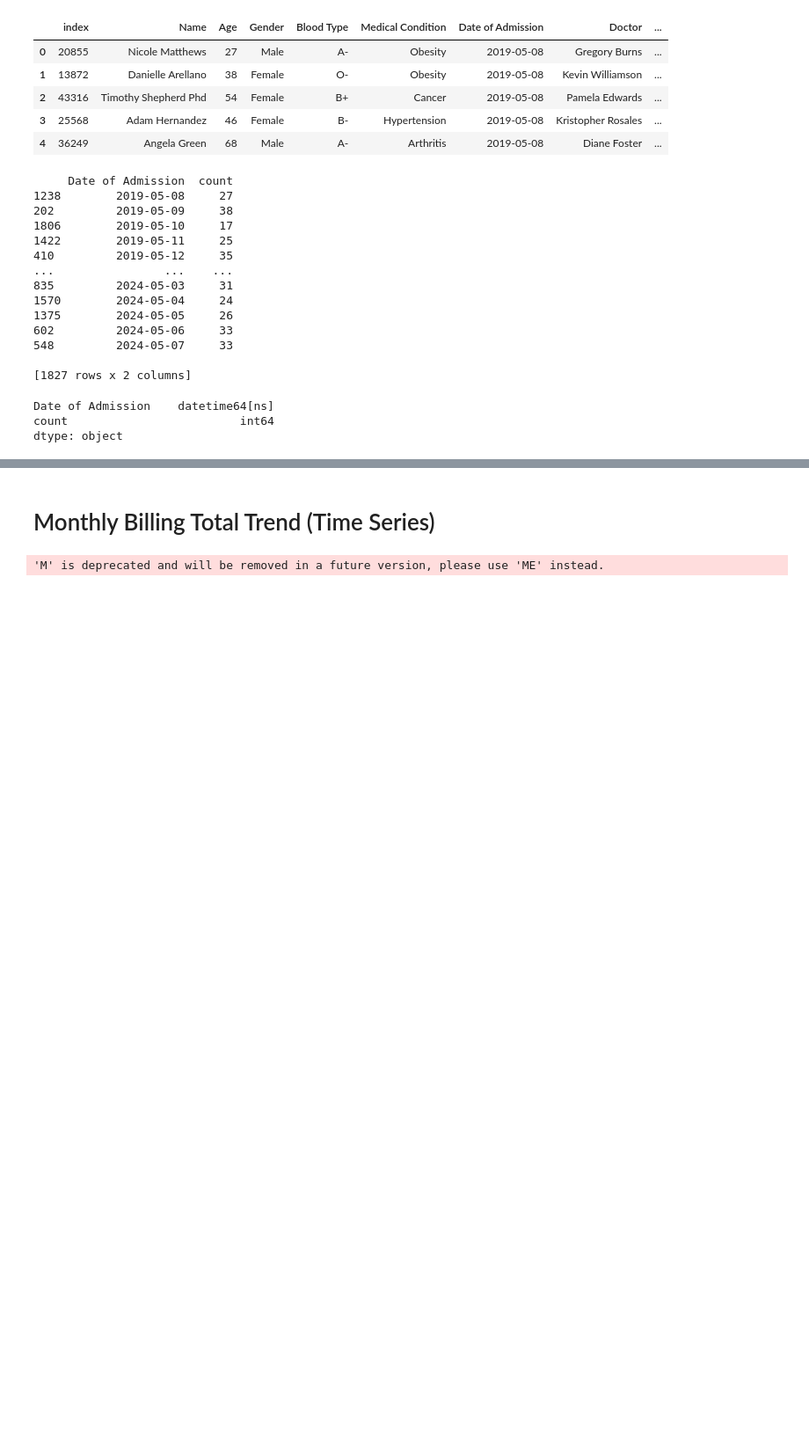
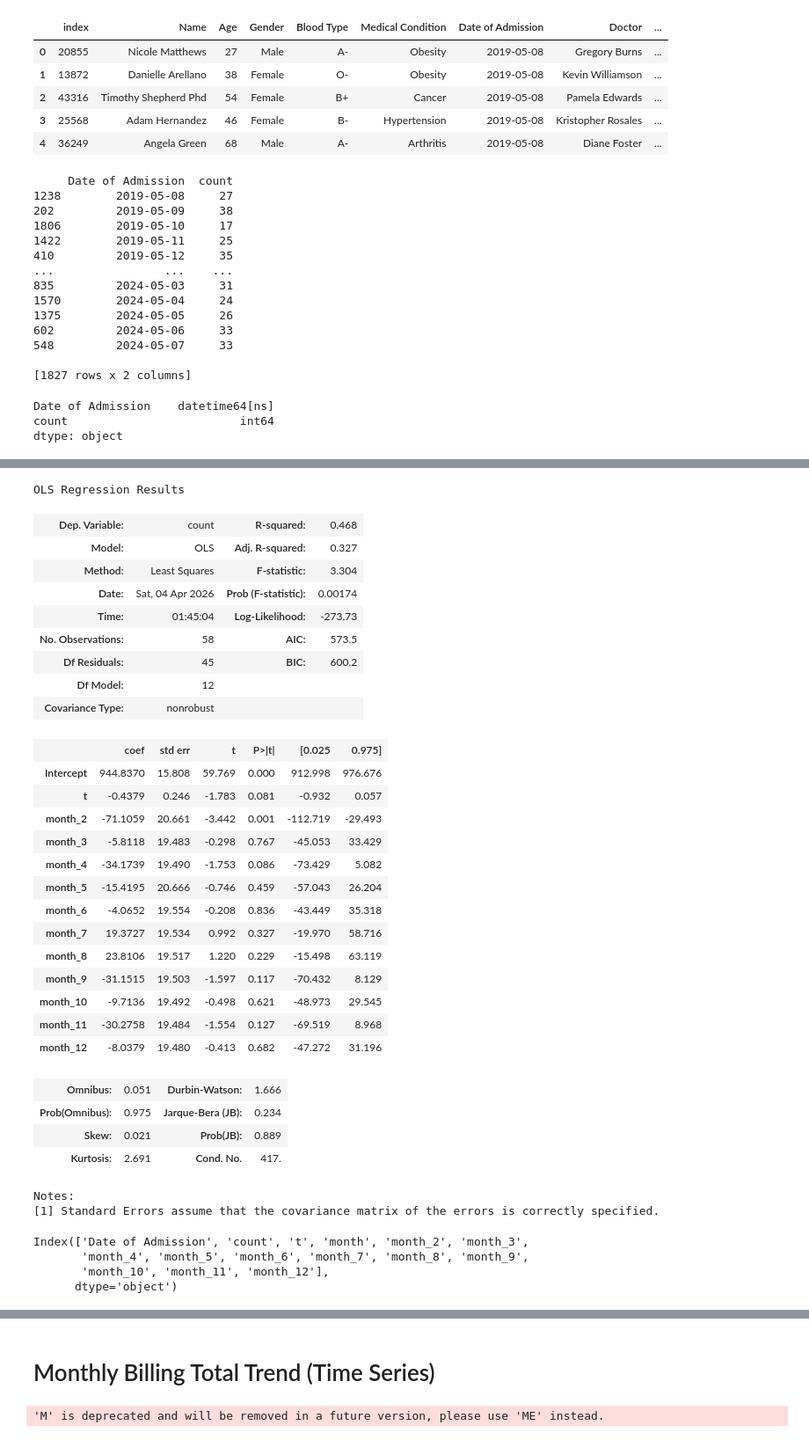
Before and after one commit to dreamperfect/python, a Jupyter notebook: health-care-data-set-analysis.ipynb, the cells around one changed output, grey strips where cells are left out. Shown at 88% size. Drawn from its saved outputs; the diff is of its cells as text; code cells hidden in the pictures; blank space fills up the shorter version.

```diff
--- a/health-care-data-set-analysis.ipynb
+++ b/health-care-data-set-analysis.ipynb
@@ -918,0 +1066,18 @@ plt.show()
+# %%
+df_no_outliers['month'] = df_no_outliers['Date of Admission'].dt.month.astype(int)
+
+month_dummies = pd.get_dummies(df_no_outliers['month'], prefix='month', drop_first=True)
+month_dummies = month_dummies.astype(int)  # optional, convert bool → int # drop December manually
+
+
+
+
+df_extended
+
+df_no_outliers= pd.concat([df_no_outliers, month_dummies], axis=1)
+
+
+df_no_outliers["count"] = df_no_outliers['count'].astype(float)
+
+
+print(df_no_outliers)
@@ -918,0 +1115,45 @@ plt.show()
+# %%
+from statsmodels.formula.api import ols
+
+seasonalandtrendmodelnooutliers=ols('count ~ t+ + month_2+ month_3+ month_4 +month_5+ month_6+month_7+ month_8+ month_9+ month_10+ month_11+month_12',
+                          data=df_no_outliers).fit()
+
+seasonalandtrendmodelnooutliers.summary()
+# %% [output]
+OLS Regression Results
+| Dep. Variable: | count | R-squared: | 0.468 |
+| Model: | OLS | Adj. R-squared: | 0.327 |
+| Method: | Least Squares | F-statistic: | 3.304 |
+| Date: | Sat, 04 Apr 2026 | Prob (F-statistic): | 0.00174 |
+| Time: | 01:45:04 | Log-Likelihood: | -273.73 |
+| No. Observations: | 58 | AIC: | 573.5 |
+| Df Residuals: | 45 | BIC: | 600.2 |
+| Df Model: | 12 |  |  |
+| Covariance Type: | nonrobust |  |  |
+|  | coef | std err | t | P>|t| | [0.025 | 0.975] |
+| Intercept | 944.8370 | 15.808 | 59.769 | 0.000 | 912.998 | 976.676 |
+| t | -0.4379 | 0.246 | -1.783 | 0.081 | -0.932 | 0.057 |
+| month_2 | -71.1059 | 20.661 | -3.442 | 0.001 | -112.719 | -29.493 |
+| month_3 | -5.8118 | 19.483 | -0.298 | 0.767 | -45.053 | 33.429 |
+| month_4 | -34.1739 | 19.490 | -1.753 | 0.086 | -73.429 | 5.082 |
+| month_5 | -15.4195 | 20.666 | -0.746 | 0.459 | -57.043 | 26.204 |
+| month_6 | -4.0652 | 19.554 | -0.208 | 0.836 | -43.449 | 35.318 |
+| month_7 | 19.3727 | 19.534 | 0.992 | 0.327 | -19.970 | 58.716 |
+| month_8 | 23.8106 | 19.517 | 1.220 | 0.229 | -15.498 | 63.119 |
+| month_9 | -31.1515 | 19.503 | -1.597 | 0.117 | -70.432 | 8.129 |
+| month_10 | -9.7136 | 19.492 | -0.498 | 0.621 | -48.973 | 29.545 |
+| month_11 | -30.2758 | 19.484 | -1.554 | 0.127 | -69.519 | 8.968 |
+| month_12 | -8.0379 | 19.480 | -0.413 | 0.682 | -47.272 | 31.196 |
+| Omnibus: | 0.051 | Durbin-Watson: | 1.666 |
+| Prob(Omnibus): | 0.975 | Jarque-Bera (JB): | 0.234 |
+| Skew: | 0.021 | Prob(JB): | 0.889 |
+| Kurtosis: | 2.691 | Cond. No. | 417. |
+Notes:
+[1] Standard Errors assume that the covariance matrix of the errors is correctly specified.
+# %%
+df_no_outliers.columns
+# %% [output]
+Index(['Date of Admission', 'count', 't', 'month', 'month_2', 'month_3',
+       'month_4', 'month_5', 'month_6', 'month_7', 'month_8', 'month_9',
+       'month_10', 'month_11', 'month_12'],
+      dtype='object')
```
Also changed, not shown: parts of 17 cells of this notebook.
